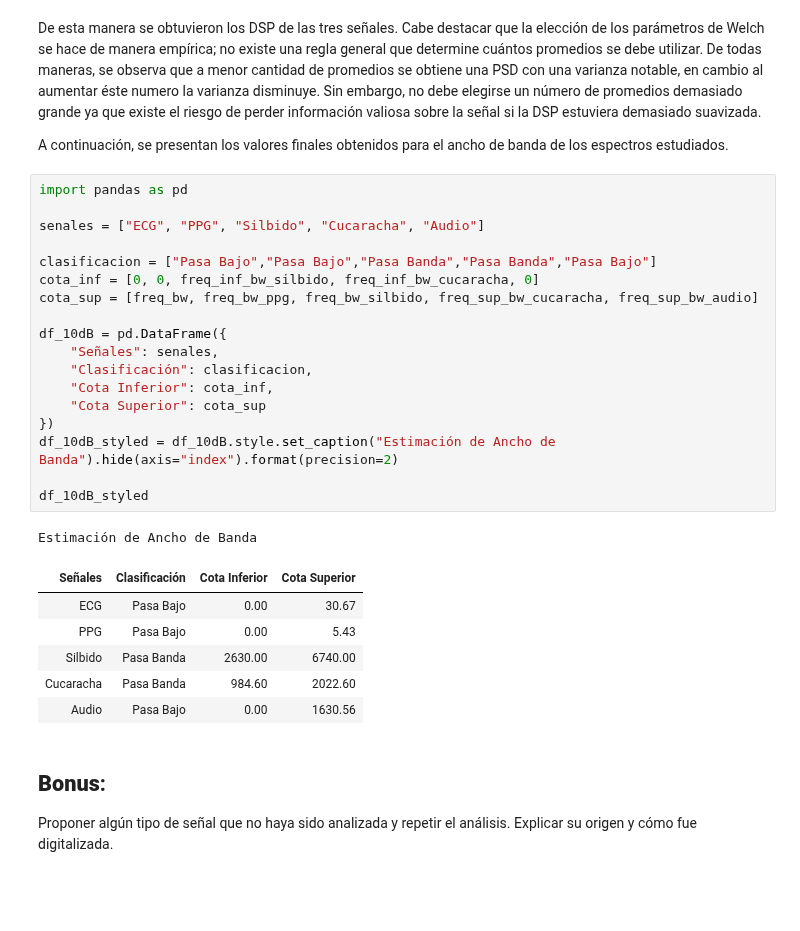
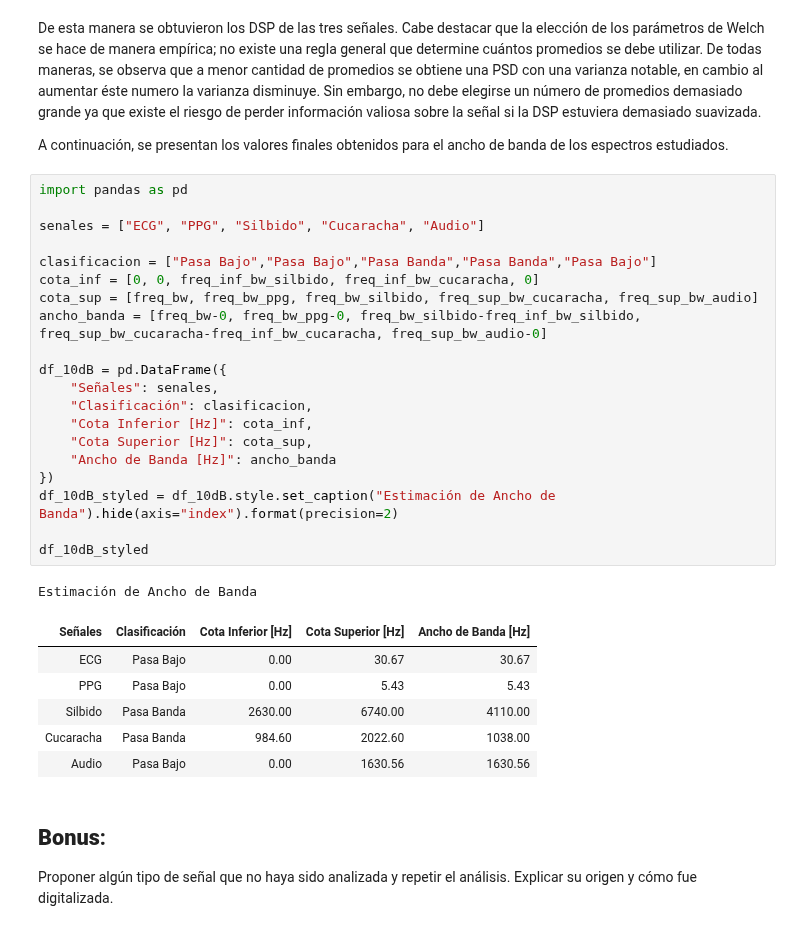
Before and after one commit to mtaranilla/APS_2025, a Jupyter notebook: TS_TARANILLA_SALGADO/TS5_PSD_BandWidth/TS5_Ancho_de_Banda_TARANILLA_SALGADO.ipynb, the cells around one changed output. Cells and saved outputs as stored; diff of their text form; blank space fills up the shorter version.

Commit message:
Explicación elección Welch - corrección ancho de banda

```diff
--- a/TS_TARANILLA_SALGADO/TS5_PSD_BandWidth/TS5_Ancho_de_Banda_TARANILLA_SALGADO.ipynb
+++ b/TS_TARANILLA_SALGADO/TS5_PSD_BandWidth/TS5_Ancho_de_Banda_TARANILLA_SALGADO.ipynb
@@ -350,29 +356,31 @@ A continuación, se presentan los valores finales obtenidos para el ancho de ban
 # %%
 import pandas as pd
 
 senales = ["ECG", "PPG", "Silbido", "Cucaracha", "Audio"]
 
 clasificacion = ["Pasa Bajo","Pasa Bajo","Pasa Banda","Pasa Banda","Pasa Bajo"]
 cota_inf = [0, 0, freq_inf_bw_silbido, freq_inf_bw_cucaracha, 0]
 cota_sup = [freq_bw, freq_bw_ppg, freq_bw_silbido, freq_sup_bw_cucaracha, freq_sup_bw_audio]
+ancho_banda = [freq_bw-0, freq_bw_ppg-0, freq_bw_silbido-freq_inf_bw_silbido, freq_sup_bw_cucaracha-freq_inf_bw_cucaracha, freq_sup_bw_audio-0]
 
 df_10dB = pd.DataFrame({
     "Señales": senales,
     "Clasificación": clasificacion,
-    "Cota Inferior": cota_inf,
-    "Cota Superior": cota_sup
+    "Cota Inferior [Hz]": cota_inf,
+    "Cota Superior [Hz]": cota_sup,
+    "Ancho de Banda [Hz]": ancho_banda
 })
 df_10dB_styled = df_10dB.style.set_caption("Estimación de Ancho de Banda").hide(axis="index").format(precision=2)
 
 df_10dB_styled
 # %% [output]
 Estimación de Ancho de Banda
-| Señales | Clasificación | Cota Inferior | Cota Superior |
-| ECG | Pasa Bajo | 0.00 | 30.67 |
-| PPG | Pasa Bajo | 0.00 | 5.43 |
-| Silbido | Pasa Banda | 2630.00 | 6740.00 |
-| Cucaracha | Pasa Banda | 984.60 | 2022.60 |
-| Audio | Pasa Bajo | 0.00 | 1630.56 |
+| Señales | Clasificación | Cota Inferior [Hz] | Cota Superior [Hz] | Ancho de Banda [Hz] |
+| ECG | Pasa Bajo | 0.00 | 30.67 | 30.67 |
+| PPG | Pasa Bajo | 0.00 | 5.43 | 5.43 |
+| Silbido | Pasa Banda | 2630.00 | 6740.00 | 4110.00 |
+| Cucaracha | Pasa Banda | 984.60 | 2022.60 | 1038.00 |
+| Audio | Pasa Bajo | 0.00 | 1630.56 | 1630.56 |
 # %% [markdown]
 ## **Bonus**:
 Proponer algún tipo de señal que no haya sido analizada y repetir el análisis. Explicar su origen y cómo fue digitalizada.
```
Also changed, not shown: parts of 2 cells of this notebook.
